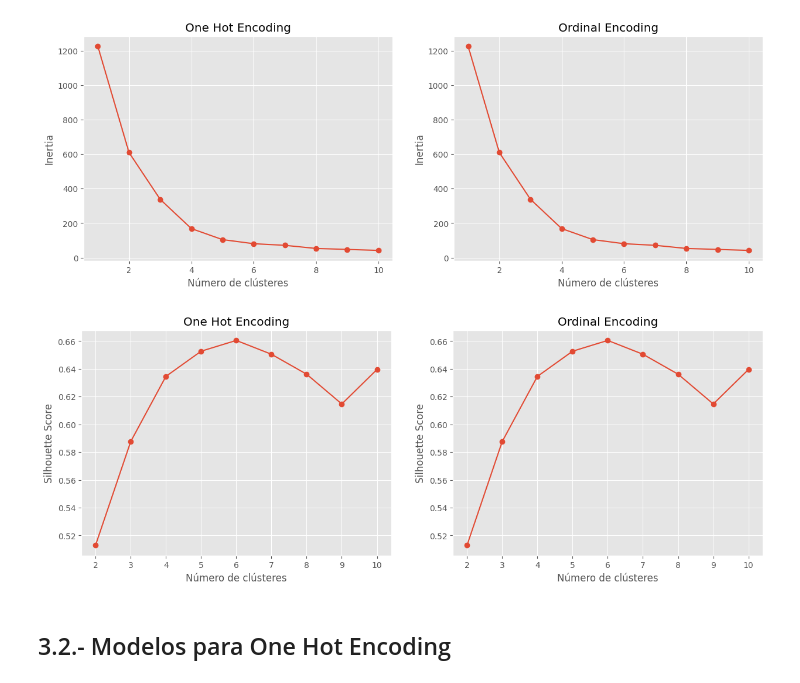
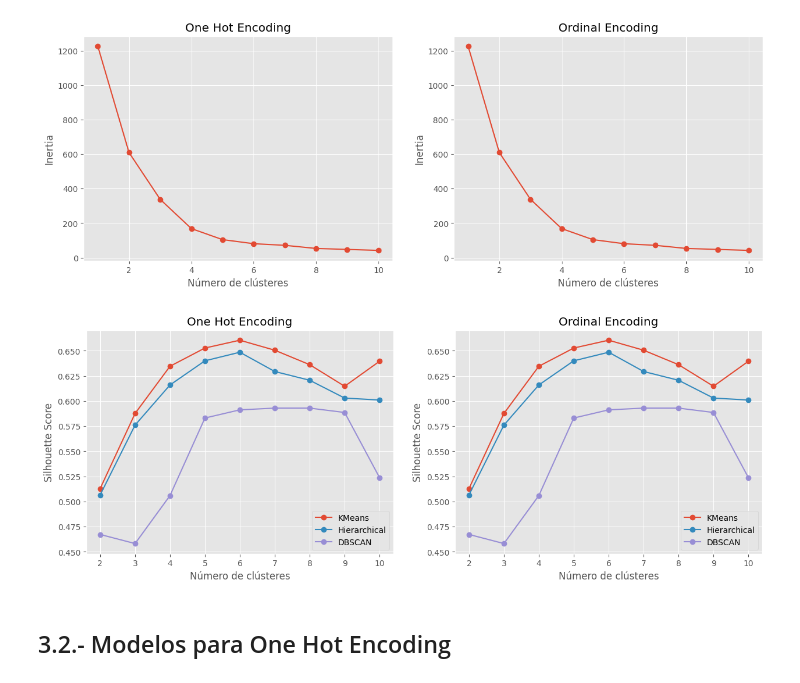
Before and after one commit to RaulCarrero02/G23.P2.100451286.100472334, a Jupyter notebook: kmean.ipynb, the cells around one changed output. Drawn from its saved outputs; the diff is of its cells as text; code cells hidden in the pictures.

Commit message:
Finalizado todos los algoritmos de clusters

```diff
--- a/kmean.ipynb
+++ b/kmean.ipynb
@@ -420,31 +424,59 @@ plt.show()
 # %%
 # Silhouette Score
 silhouette_oh = []
 silhouette_ordinal = []
 for i in range(2, 11):
     kmeans_silhouette = KMeans(n_clusters=i, random_state=123).fit(X_ordinal_pca)
     silhouette_ordinal.append(silhouette_score(X_ordinal_pca, kmeans_silhouette.labels_))
 
 for i in range(2, 11):
     kmeans_silhouette = KMeans(n_clusters=i, random_state=123).fit(X_one_hot_pca)
     silhouette_oh.append(silhouette_score(X_one_hot_pca, kmeans_silhouette.labels_))
 
+# silhouette for hierarchical clustering
+silhouette_hierarchical_oh = []
+silhouette_hierarchical_ordinal = []
+for i in range(2, 11):
+    hierarchical = AgglomerativeClustering(n_clusters=i).fit(X_ordinal_pca)
+    silhouette_hierarchical_oh.append(silhouette_score(X_ordinal_pca, hierarchical.labels_))
+
+for i in range(2, 11):
+    hierarchical = AgglomerativeClustering(n_clusters=i).fit(X_one_hot_pca)
+    silhouette_hierarchical_ordinal.append(silhouette_score(X_one_hot_pca, hierarchical.labels_))
+
+# silhouette for DBSCAN
+silhouette_dbscan_oh = []
+silhouette_dbscan_ordinal = []
+for i in range(2, 11):
+    dbscan = DBSCAN(eps=0.5, min_samples=i).fit(X_ordinal_pca)
+    silhouette_dbscan_ordinal.append(silhouette_score(X_ordinal_pca, dbscan.labels_))
+
+for i in range(2, 11):
+    dbscan = DBSCAN(eps=0.5, min_samples=i).fit(X_one_hot_pca)
+    silhouette_dbscan_oh.append(silhouette_score(X_one_hot_pca, dbscan.labels_))
+
 # Representación de los datos en dos gráficos
 fig, axs = plt.subplots(1, 2, figsize=(15, 5))
 
-axs[0].plot(range(2, 11), silhouette_oh, marker='o')
+axs[0].plot(range(2, 11), silhouette_oh, marker='o', label='KMeans')
+axs[0].plot(range(2, 11), silhouette_hierarchical_oh, marker='o', label='Hierarchical')
+axs[0].plot(range(2, 11), silhouette_dbscan_oh, marker='o', label='DBSCAN')
 axs[0].set_title('One Hot Encoding')
 axs[0].set_xlabel('Número de clústeres')
 axs[0].set_ylabel('Silhouette Score')
+axs[0].legend()
 
-axs[1].plot(range(2, 11), silhouette_ordinal, marker='o')
+axs[1].plot(range(2, 11), silhouette_ordinal, marker='o', label='KMeans')
+axs[1].plot(range(2, 11), silhouette_hierarchical_ordinal, marker='o', label='Hierarchical')
+axs[1].plot(range(2, 11), silhouette_dbscan_ordinal, marker='o', label='DBSCAN')
 axs[1].set_title('Ordinal Encoding')
 axs[1].set_xlabel('Número de clústeres')
 axs[1].set_ylabel('Silhouette Score')
+axs[1].legend()
 
 plt.show()
 # %% [output]
-[figure, old version]
+[figure, new version]
 # %% [markdown]
 ## 3.2.- Modelos para One Hot Encoding
 # %% [markdown]
```
Also changed, not shown: parts of 18 cells of this notebook.
